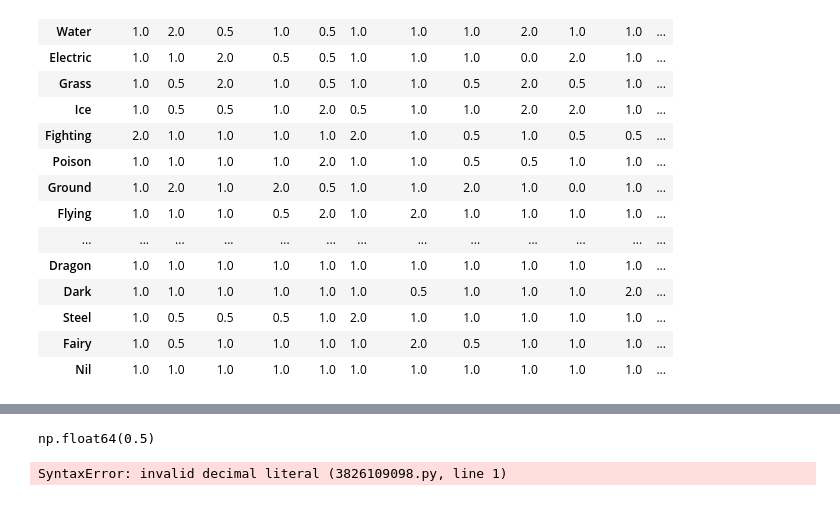
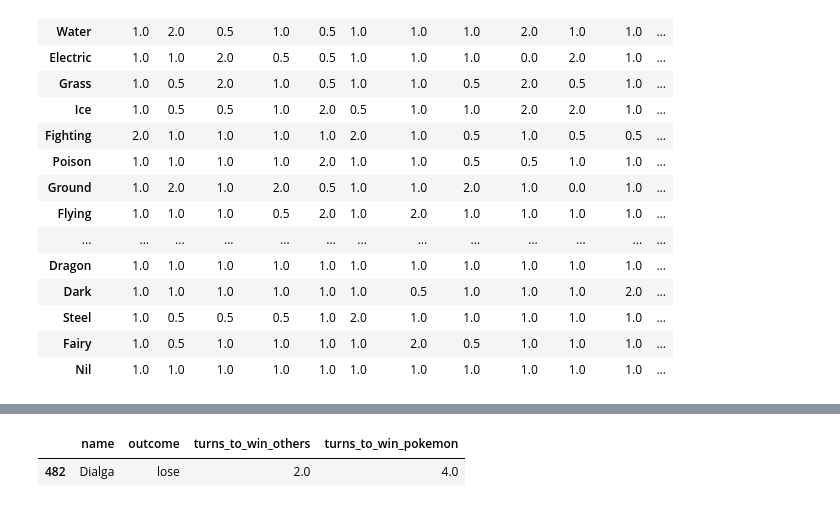
Before and after one commit to Anuroopa12x/Pokemon_Data_Analysis, a Jupyter notebook: stimulation_try.ipynb, the cells around one changed output, grey strips where cells are left out. Cells and saved outputs as stored; diff of their text form; code cells hidden in the pictures.

```diff
--- a/stimulation_try.ipynb
+++ b/stimulation_try.ipynb
@@ -49,6 +13,3 @@ import random
-# %%
-type1 = "Dark"
-type2 = "Fairy"
 # %%
 type_chart
 # %% [output]
@@ -69,6 +30,3 @@ type_chart
 | Steel | 1.0 | 0.5 | 0.5 | 0.5 | 1.0 | 2.0 | 1.0 | 1.0 | 1.0 | 1.0 | 1.0 | ... |
 | Fairy | 1.0 | 0.5 | 1.0 | 1.0 | 1.0 | 1.0 | 2.0 | 0.5 | 1.0 | 1.0 | 1.0 | ... |
 | Nil | 1.0 | 1.0 | 1.0 | 1.0 | 1.0 | 1.0 | 1.0 | 1.0 | 1.0 | 1.0 | 1.0 | ... |
-# %%
-pokemon = details[details["name"].str.contains("Garchomp") == True]
-pokemon
@@ -82,8 +32,0 @@ details[details["name"].str.contains("Charmander") == True]["type2"].iloc[0]
-# %%
-# type damage calculator
-type1 = "Fire"
-type2 = "Flying"
-f = np.array([type_chart.loc[x, :][type1] for x in details["type1"]])
-c = np.array([type_chart.loc[x, :][type2] for x in details["type1"]])
-details["type_damage_pokemon"] = f * c
-#details["type_match_pokemon"] = +
@@ -105,7 +33,3 @@ Name: type_damage_pokemon, Length: 1025, dtype: float64
-# %%
-type_chart.loc["Grass", :][type1] * type_chart.loc["Poison", :][type1]
-# %% [output]
-np.float64(0.5)
 # %%
 def stimulator(details, type_chart, name):
     """
@@ -200,6 +124,13 @@ def stimulator(details, type_chart, name):
                                            np.where(details["chance"] == 1, "win", "lose")))
 
     return details.loc[:, ["name", "outcome", "turns_to_win_others", "turns_to_win_pokemon"]]
+# %%
+s = stimulator(details, type_chart, "Palkia")
+# %%
+s[s["name"] == "Dialga"]
+# %% [output]
+|  | name | outcome | turns_to_win_others | turns_to_win_pokemon |
+| 482 | Dialga | lose | 2.0 | 4.0 |
 # %%
 def count_results(tupe, details, type_chart):
     """
@@ -221,4 +151,0 @@ answers.to_csv("~/Desktop/Data_analysis_projects/Pokemon/result.csv")
-# %%
-Damage=(((2×Level5+2)×Power×A/D50)×Item×Critical+2)×TK×Weather×Badge×STAB×Type×MoveMod×random×DoubleDmg
-# %% [output]
-SyntaxError: invalid decimal literal (3826109098.py, line 1)
```
Also changed, not shown: parts of 40 cells of this notebook, 6 other files.
